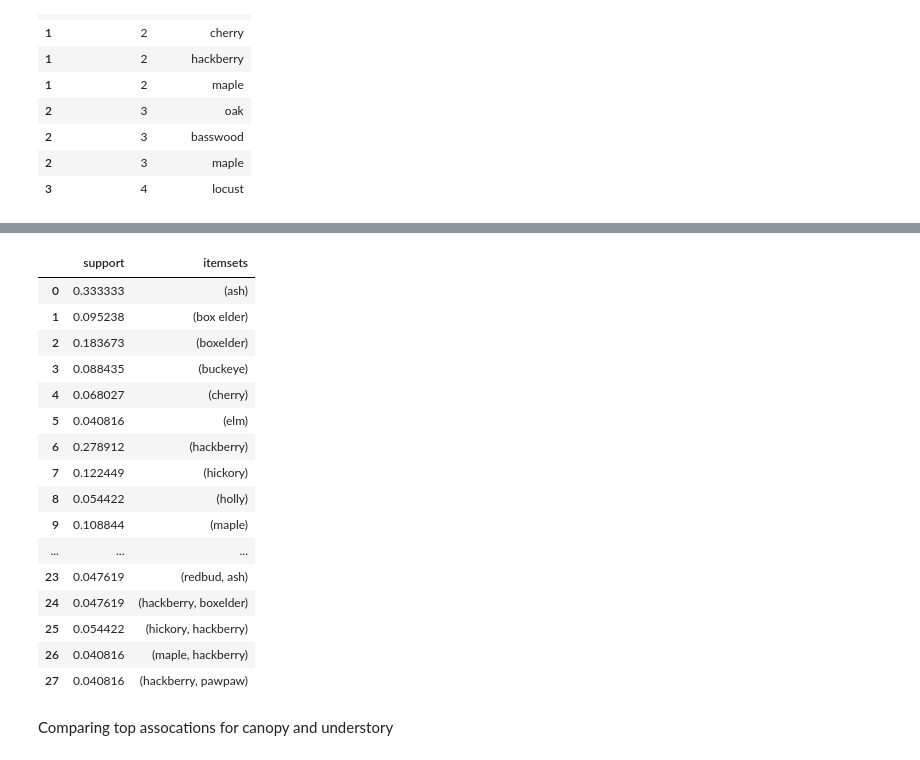
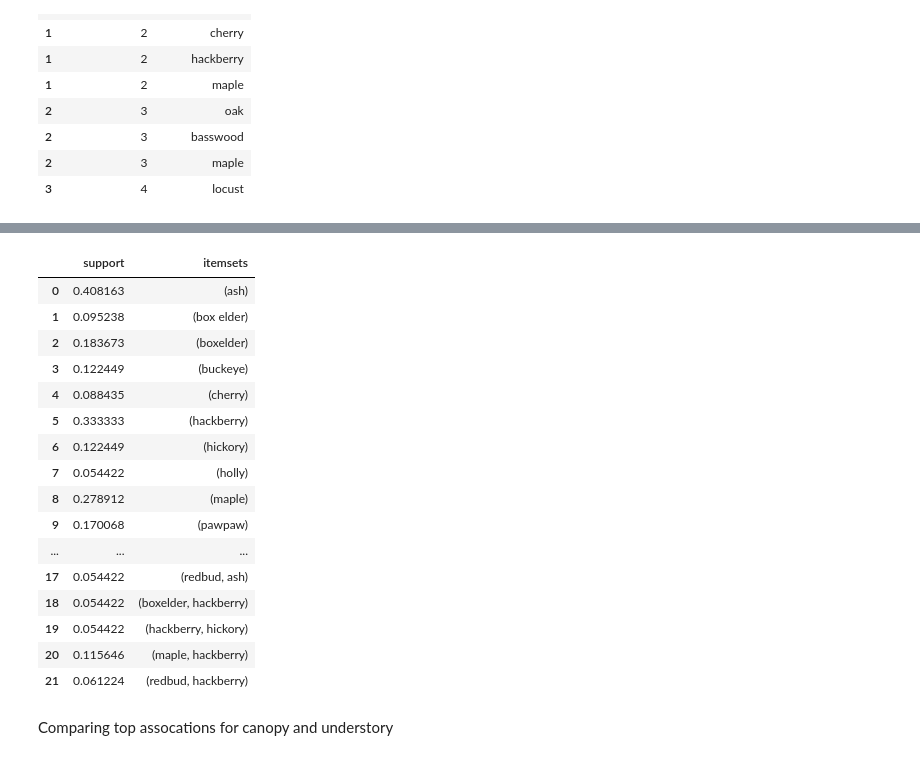
Before and after one commit to Graviton12/CS-430-Group-Project, a Jupyter notebook: cherokee_park_models.ipynb, the cells around one changed output, grey strips where cells are left out. Saved outputs shown, nothing was run; the diff lists cells and outputs as text; code cells hidden in the pictures.

```diff
--- a/cherokee_park_models.ipynb
+++ b/cherokee_park_models.ipynb
@@ -359,35 +359,3 @@ understory_apriori_data.head()
 | 2 | 3 | Maple, ash |
 | 3 | 4 | Ash, hackberry, boxelder |
 | 4 | 5 | Ash, hackberry, viburnum |
-# %%
-# clean up function to clean up canopy column
-def clean_canopy_as_list_lowercase(entry):
-    if pd.isnull(entry):
-        return np.nan
-
-    # Standardize entry to lowercase for uniform correction and cleanup
-    entry = entry.lower().replace('\xa0', '').replace(',', ', ').replace(',,', ',').strip(', ')
-
-    # Correct common misspellings and ensure uniform formatting
-    corrections = {
-        'haxkberry': 'hackberry',
-        'havkberry': 'hackberry',
-        'hackberrt': 'hackberry',
-        'maple, ': 'maple',
-        'Maple': 'maple',
-        'box elderb': 'box elder',
-        'elm, hickory': 'elm, hickory',
-        'basswood locust red oak ash': 'basswood, locust, red oak, ash',
-        'box elder elm hackberryv': 'box elder, elm, hackberry',
-    }
-    for wrong, correct in corrections.items():
-        entry = entry.replace(wrong, correct)
-
-    # Split by commas, remove any extra spaces, and return the cleaned list
-    entry_list = [value.strip() for value in entry.split(',')]
-    return entry_list
-
-# Apply the new cleaning function with lowercase conversion to the 'canopy' column
-canopy_apriori_data['Canopy'] = canopy_apriori_data['Canopy'].apply(clean_canopy_as_list_lowercase)
-# Apply the new cleaning function with lowercase conversion to the 'understory' column
-understory_apriori_data['Understory'] = understory_apriori_data['Understory'].apply(clean_canopy_as_list_lowercase)
@@ -518,25 +558,25 @@ common_canopy_species1
 # %%
-# Apply apriori to find frequent/common species with minimum support 0.04 (species that appeared at least 4% of the time) for understory
-common_understory_species1 = apriori(exploded_understory_apriori_data, min_support=0.04, use_colnames=True)
+# Apply apriori to find frequent/common species with minimum support 0.05 (species that appeared at least 5% of the time) for understory
+common_understory_species1 = apriori(exploded_understory_apriori_data, min_support=0.05, use_colnames=True)
 common_understory_species1
 # %% [output]
 |  | support | itemsets |
-| 0 | 0.333333 | (ash) |
+| 0 | 0.408163 | (ash) |
 | 1 | 0.095238 | (box elder) |
 | 2 | 0.183673 | (boxelder) |
-| 3 | 0.088435 | (buckeye) |
-| 4 | 0.068027 | (cherry) |
-| 5 | 0.040816 | (elm) |
-| 6 | 0.278912 | (hackberry) |
-| 7 | 0.122449 | (hickory) |
-| 8 | 0.054422 | (holly) |
-| 9 | 0.108844 | (maple) |
+| 3 | 0.122449 | (buckeye) |
+| 4 | 0.088435 | (cherry) |
+| 5 | 0.333333 | (hackberry) |
+| 6 | 0.122449 | (hickory) |
+| 7 | 0.054422 | (holly) |
+| 8 | 0.278912 | (maple) |
+| 9 | 0.170068 | (pawpaw) |
 | ... | ... | ... |
-| 23 | 0.047619 | (redbud, ash) |
-| 24 | 0.047619 | (hackberry, boxelder) |
-| 25 | 0.054422 | (hickory, hackberry) |
-| 26 | 0.040816 | (maple, hackberry) |
-| 27 | 0.040816 | (hackberry, pawpaw) |
+| 17 | 0.054422 | (redbud, ash) |
+| 18 | 0.054422 | (boxelder, hackberry) |
+| 19 | 0.054422 | (hackberry, hickory) |
+| 20 | 0.115646 | (maple, hackberry) |
+| 21 | 0.061224 | (redbud, hackberry) |
 # %% [markdown]
 Comparing top assocations for canopy and understory
 # %%
```
Also changed, not shown: parts of 42 cells of this notebook.
